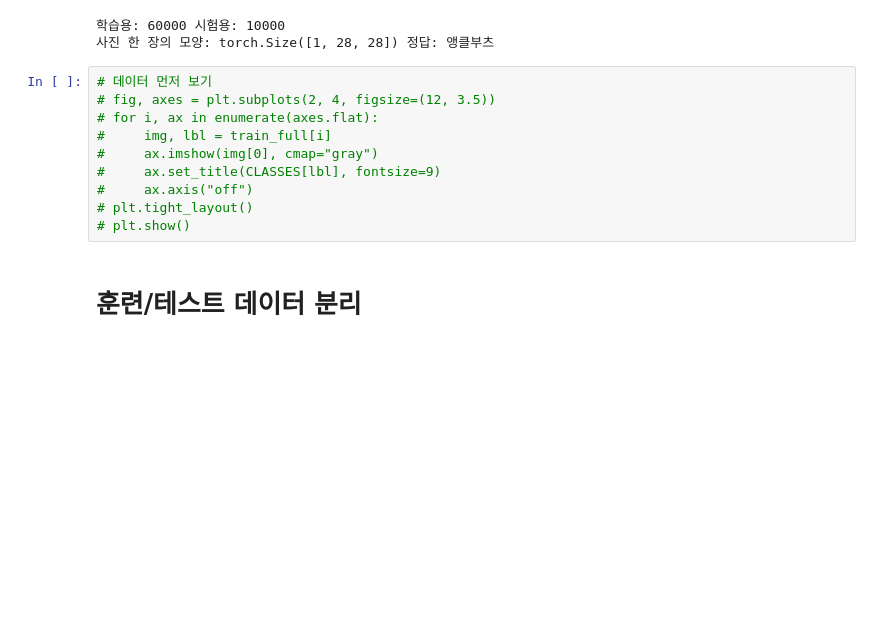
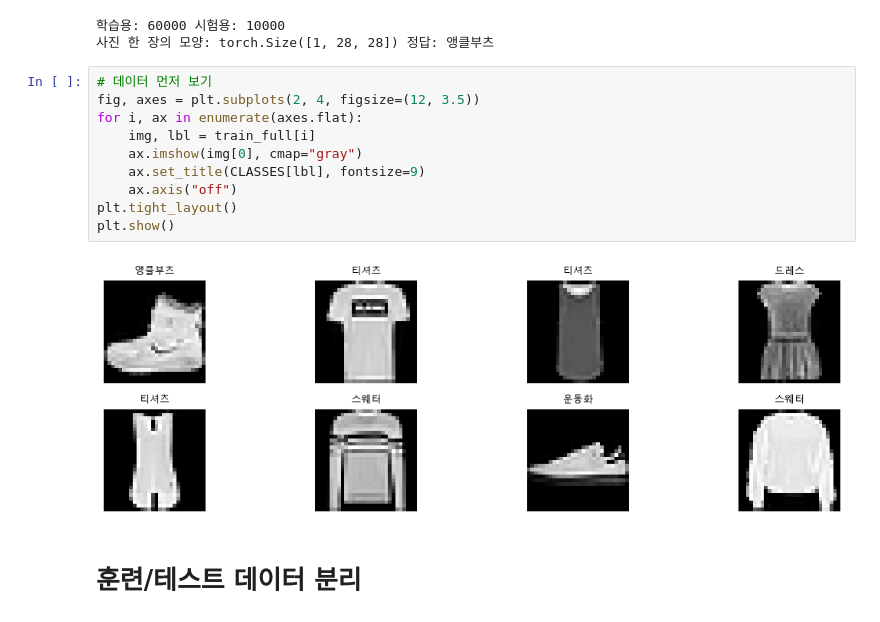
Before and after one commit to st8324/aws7, a Jupyter notebook: python/dl/06_CNN_특징찾기.ipynb, the cells around one changed output. Drawn from its saved outputs; the diff is of its cells as text; blank space fills up the shorter version.

```diff
--- a/python/dl/06_CNN_특징찾기.ipynb
+++ b/python/dl/06_CNN_특징찾기.ipynb
@@ -70,14 +74,16 @@ print("사진 한 장의 모양:", image.shape, "정답:", CLASSES[label])
 사진 한 장의 모양: torch.Size([1, 28, 28]) 정답: 앵클부츠
 # %%
 # 데이터 먼저 보기
-# fig, axes = plt.subplots(2, 4, figsize=(12, 3.5))
-# for i, ax in enumerate(axes.flat):
-#     img, lbl = train_full[i]
-#     ax.imshow(img[0], cmap="gray")
-#     ax.set_title(CLASSES[lbl], fontsize=9)
-#     ax.axis("off")
-# plt.tight_layout()
-# plt.show()
+fig, axes = plt.subplots(2, 4, figsize=(12, 3.5))
+for i, ax in enumerate(axes.flat):
+    img, lbl = train_full[i]
+    ax.imshow(img[0], cmap="gray")
+    ax.set_title(CLASSES[lbl], fontsize=9)
+    ax.axis("off")
+plt.tight_layout()
+plt.show()
+# %% [output]
+[figure, added]
 # %% [markdown]
 # 훈련/테스트 데이터 분리
 # %%
```
Also changed, not shown: parts of 6 cells of this notebook, 3 other files.
